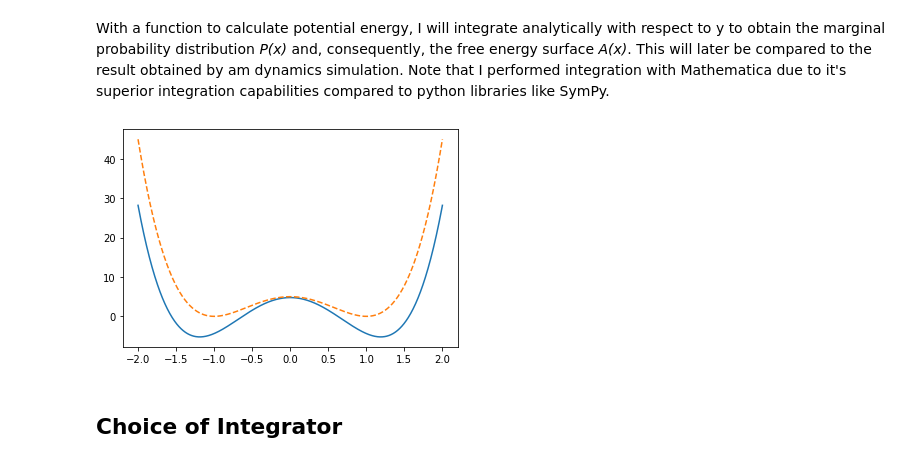
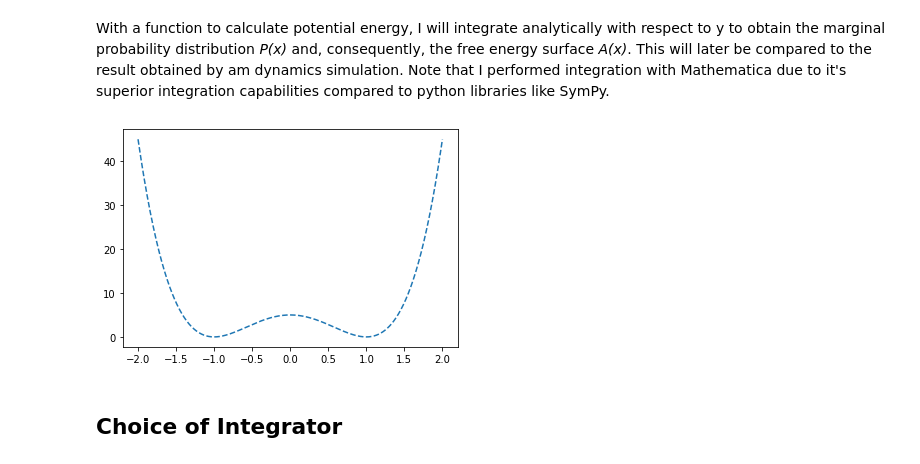
Before and after one commit to thomasegg3/enhanced_sampling_practice, a Jupyter notebook: toy_problem.ipynb, the cells around one changed output. Saved outputs shown, nothing was run; the diff lists cells and outputs as text; code cells hidden in the pictures.

```diff
--- a/toy_problem.ipynb
+++ b/toy_problem.ipynb
@@ -37,7 +37,6 @@ import random
 d = 5
 a = 1
 omega = 1
-m_y = 1
 lam = 2.878
 
 # Function for the potential energy of the system
@@ -60,13 +59,13 @@ With a function to calculate potential energy, I will integrate analytically wit
 # %%
 # Plotting Free Energy Surface
 x = np.linspace(-2, 2, 1000)
 fes = - np.log(1.25331 * np.exp(-((d * (a ** 2 - x ** 2) ** 2) / (a ** 4)) + ((0.5 * (x ** 2) * (lam ** 2)) / (m_y * (omega ** 2)))) / (np.sqrt(m_y) * omega)) / 1
 pe = potential_energy(x, 0)
-plt.plot(x, fes)
+#plt.plot(x, fes)
 plt.plot(x, pe, linestyle='--')
 plt.show()
 # %% [output]
-[figure, old version]
+[figure, new version]
 # %% [markdown]
 ## Choice of Integrator
 # %% [markdown]
```
Also changed, not shown: parts of 4 cells of this notebook.
